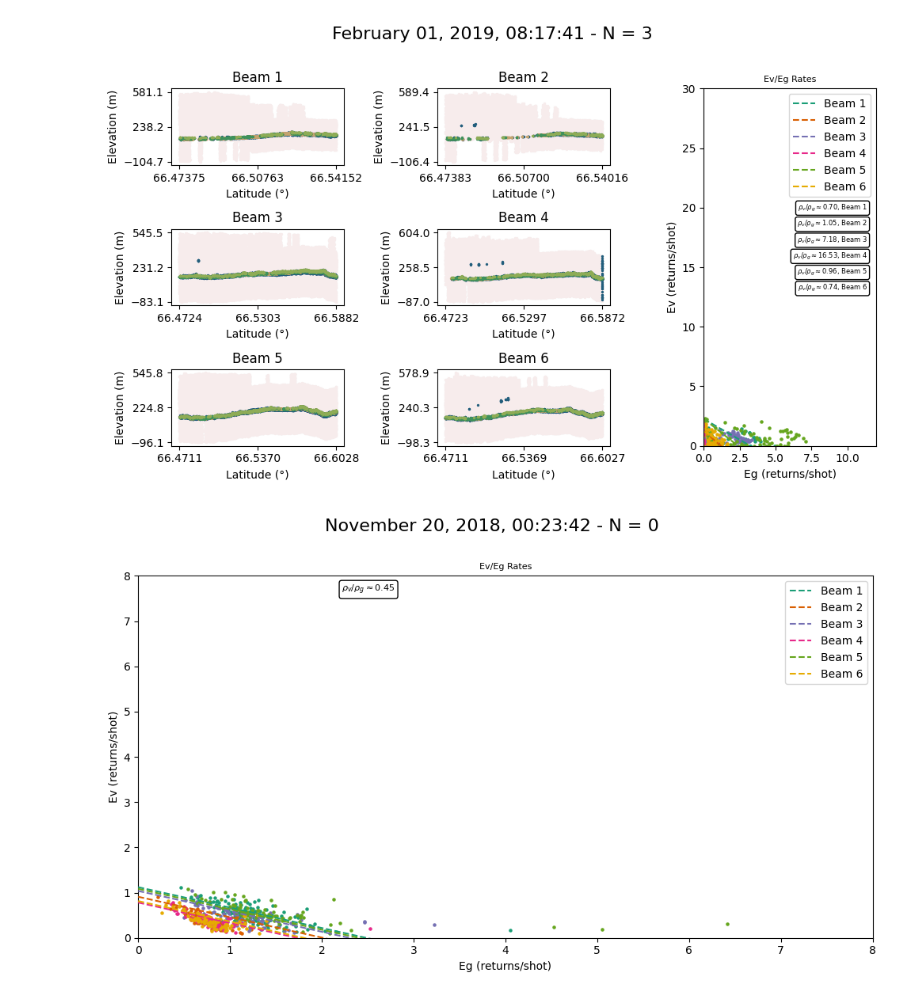
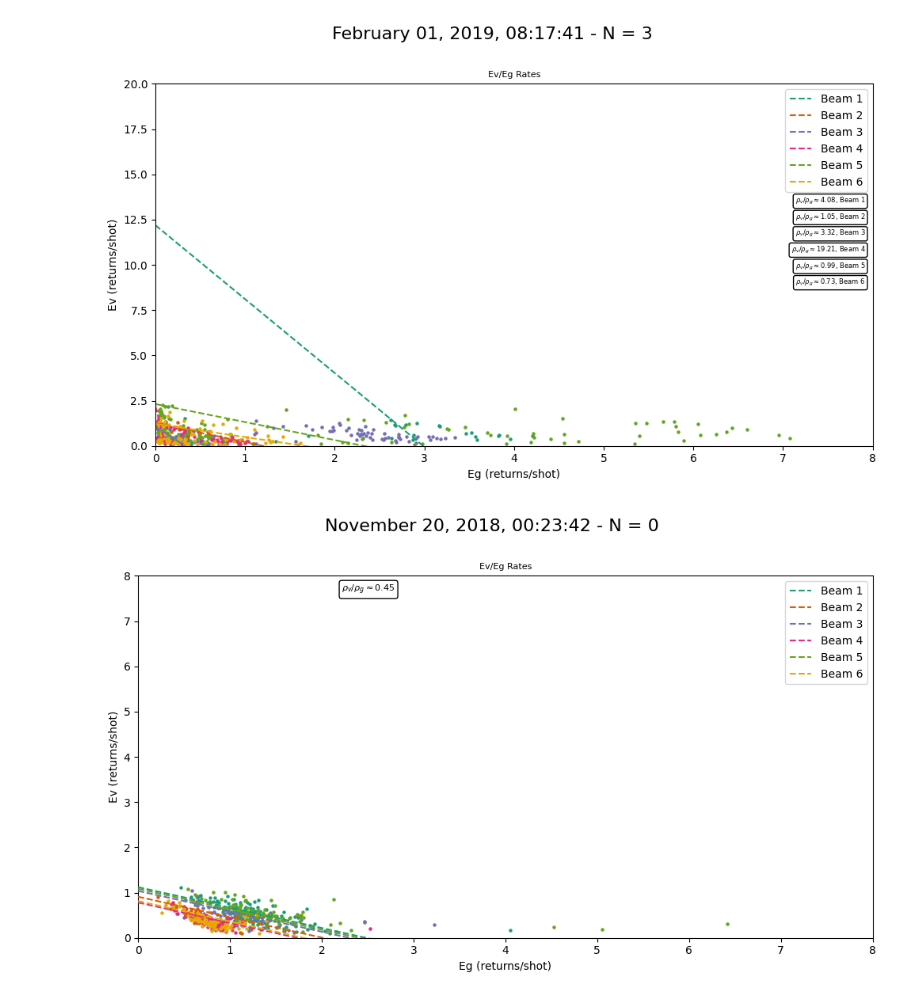
Before and after one commit to thomaslaraia/Snowstradamus, a Jupyter notebook: parallel_regression.ipynb, the cells around one changed output. Drawn from its saved outputs; the diff is of its cells as text; code cells hidden in the pictures.

Commit message:
added detail functionality to pvpg_concise

```diff
--- a/parallel_regression.ipynb
+++ b/parallel_regression.ipynb
@@ -1,26 +1,28 @@
 # %%
 from scripts.imports import os, glob, pdb, np, h5py, pd, xr, gpd, Proj, Transformer, CRS, \
                         plt, cmap, cmap2, Model, Data, ODR, datetime, rasterio, show, \
                         ccrs, cfeature
 from scripts.classes_fixed import *
 from scripts.pvpg_fixed import *
 from scripts.track_pairs import *
 from scripts.show_tracks import *
 
 %matplotlib ipympl
 
 dirpath = '../data/rovaniemi_w/'
 all_ATL03, all_ATL08 = track_pairs(dirpath)
 N = len(all_ATL03)
 
 for j in range(3,4):
     pvpg_concise(all_ATL03[j],all_ATL08[j],
                            f_scale=.1,
                            loss = 'arctan',
-                           file_index=j,
-                           zeros = True)
+                           zeros = False,
+                           #beam = 4,
+                           detail = 1,
+                           file_index=j)
 # %% [output]
-[figure, old version]
+[figure, new version]
 # %%
 from scripts.imports import os, glob, pdb, np, h5py, pd, xr, gpd, Proj, Transformer, CRS, \
                         plt, cmap, cmap2, Model, Data, ODR, datetime, rasterio, show, \
```
Also changed, not shown: 1 other file.
